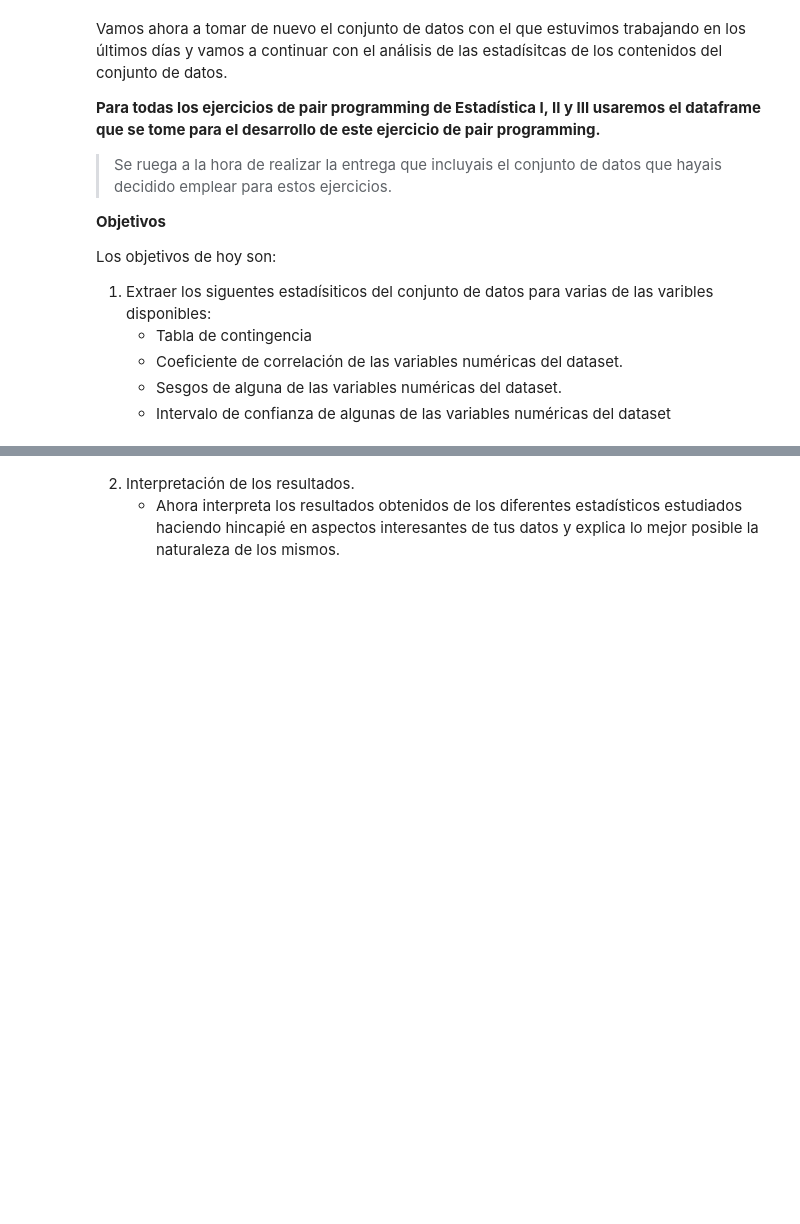
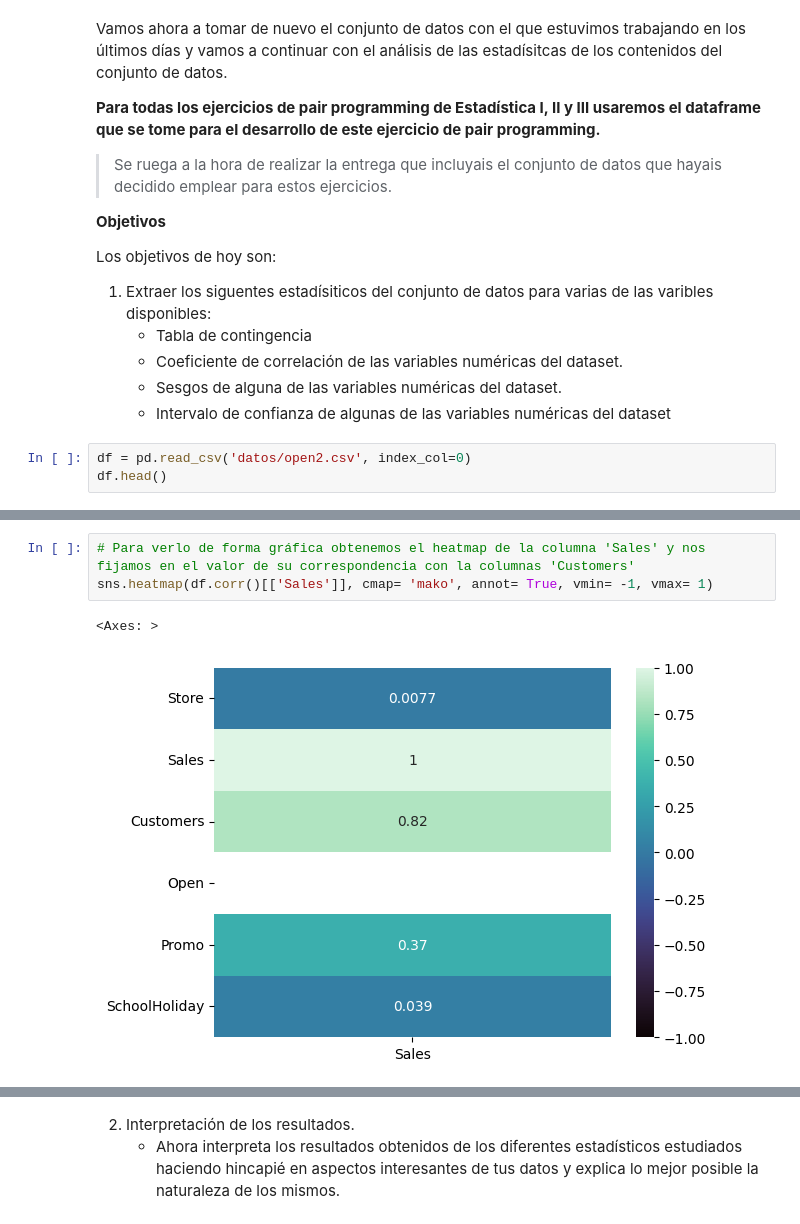
Before and after one commit to Adalab/promo-d-da-modulo2-sprint1-cassia-maitane, a Jupyter notebook: estadistica/estadistica-III-tablas-contingencia-intervalos-confianza.ipynb, the cells around one changed output, grey strips where cells are left out. Saved outputs shown, nothing was run; the diff lists cells and outputs as text; blank space fills up the shorter version.

```diff
--- a/estadistica/estadistica-III-tablas-contingencia-intervalos-confianza.ipynb
+++ b/estadistica/estadistica-III-tablas-contingencia-intervalos-confianza.ipynb
@@ -16,3 +22,6 @@ Los objetivos de hoy son:
     - Coeficiente de correlación de las variables numéricas del dataset.
     - Sesgos de alguna de las variables numéricas del dataset.
     - Intervalo de confianza de algunas de las variables numéricas del dataset
+# %%
+df = pd.read_csv('datos/open2.csv', index_col=0)
+df.head()
@@ -18,0 +69,6 @@ Los objetivos de hoy son:
+# %%
+# Para verlo de forma gráfica obtenemos el heatmap de la columna 'Sales' y nos fijamos en el valor de su correspondencia con la columnas 'Customers'
+sns.heatmap(df.corr()[['Sales']], cmap= 'mako', annot= True, vmin= -1, vmax= 1)
+# %% [output]
+<Axes: >
+[figure, added]
```
Also changed, not shown: parts of 12 cells of this notebook, 3 other files.
